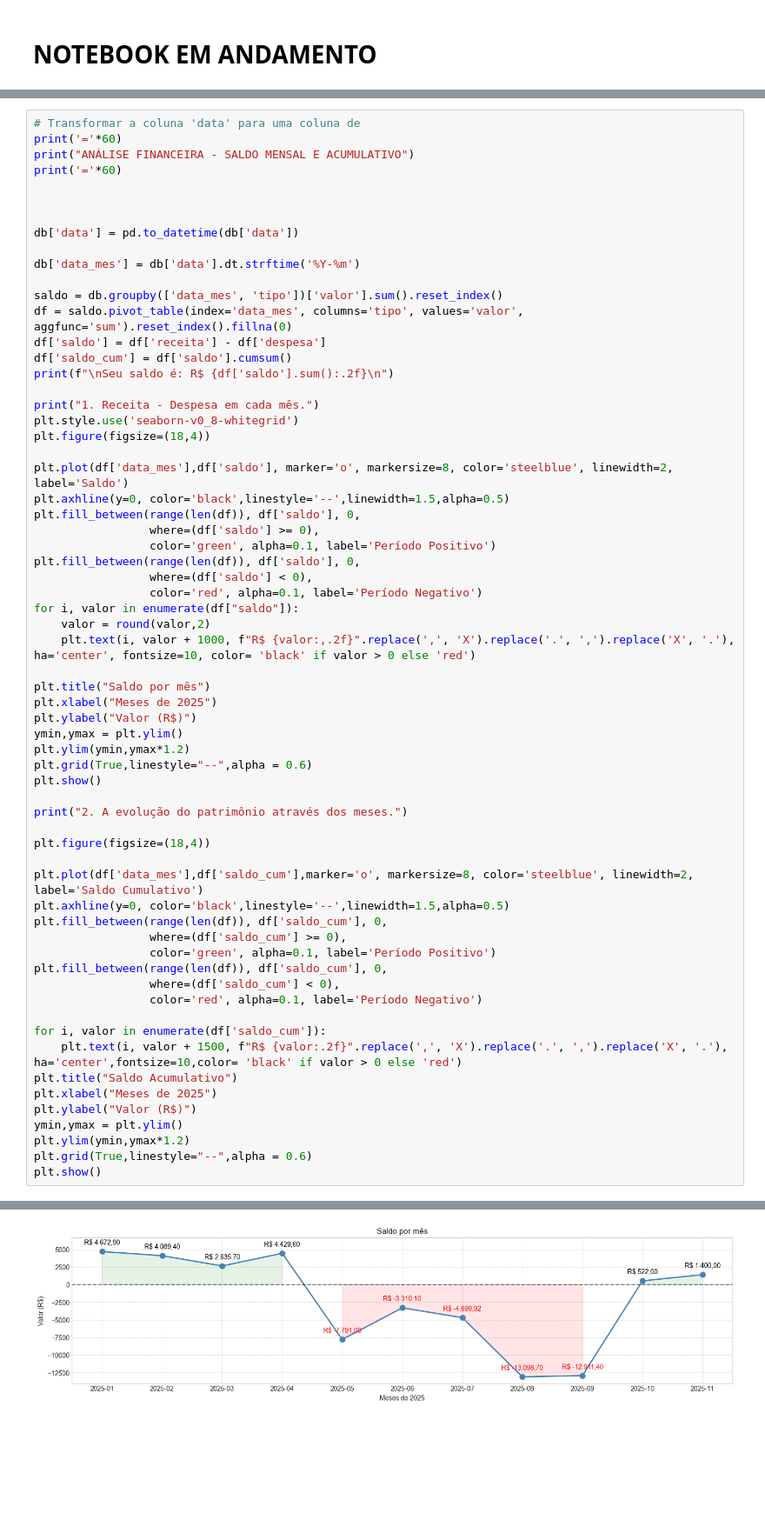
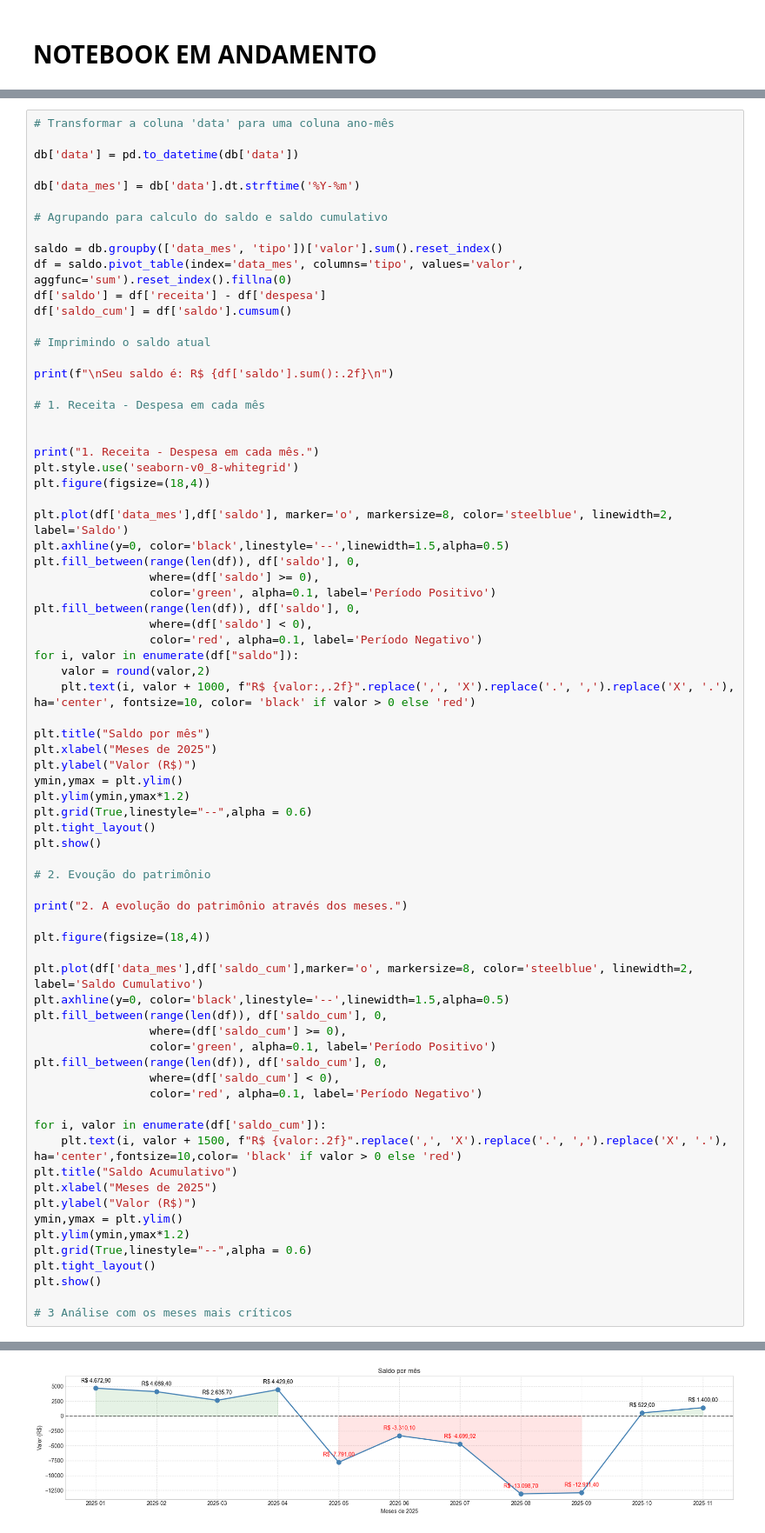
Before and after one commit to SchuedaD/projeto_gestao_financeira, a Jupyter notebook: dados_financeiros.ipynb, the cells around one changed output, grey strips where cells are left out. Shown at 87% size. Saved outputs shown, nothing was run; the diff lists cells and outputs as text; blank space fills up the shorter version.

Commit message:
Atualização

```diff
--- a/dados_financeiros.ipynb
+++ b/dados_financeiros.ipynb
@@ -60,20 +64,23 @@ None
 # %%
-# Transformar a coluna 'data' para uma coluna de
-print('='*60)
-print("ANÁLISE FINANCEIRA - SALDO MENSAL E ACUMULATIVO")
-print('='*60)
-
-
+# Transformar a coluna 'data' para uma coluna ano-mês
 
 db['data'] = pd.to_datetime(db['data'])
 
 db['data_mes'] = db['data'].dt.strftime('%Y-%m')
 
+# Agrupando para calculo do saldo e saldo cumulativo
+
 saldo = db.groupby(['data_mes', 'tipo'])['valor'].sum().reset_index()
 df = saldo.pivot_table(index='data_mes', columns='tipo', values='valor', aggfunc='sum').reset_index().fillna(0)
 df['saldo'] = df['receita'] - df['despesa']
 df['saldo_cum'] = df['saldo'].cumsum()
+
+# Imprimindo o saldo atual
+
 print(f"\nSeu saldo é: R$ {df['saldo'].sum():.2f}\n")
+
+# 1. Receita - Despesa em cada mês
+
 
 print("1. Receita - Despesa em cada mês.")
 plt.style.use('seaborn-v0_8-whitegrid')
@@ -97,7 +104,10 @@ plt.ylabel("Valor (R$)")
 ymin,ymax = plt.ylim()
 plt.ylim(ymin,ymax*1.2)
 plt.grid(True,linestyle="--",alpha = 0.6)
+plt.tight_layout()
 plt.show()
+
+# 2. Evoução do patrimônio
 
 print("2. A evolução do patrimônio através dos meses.")
 
@@ -120,5 +130,8 @@ plt.ylabel("Valor (R$)")
 ymin,ymax = plt.ylim()
 plt.ylim(ymin,ymax*1.2)
 plt.grid(True,linestyle="--",alpha = 0.6)
+plt.tight_layout()
 plt.show()
+
+# 3 Análise com os meses mais críticos
 # %% [output]
@@ -129,5 +138,5 @@ ANÁLISE FINANCEIRA - SALDO MENSAL E ACUMULATIVO
 Seu saldo é: R$ -24061.52
 
 1. Receita - Despesa em cada mês.
-[figure, old version]
+[figure, new version]
 2. A evolução do patrimônio através dos meses.
```
Also changed, not shown: parts of 6 cells of this notebook.
